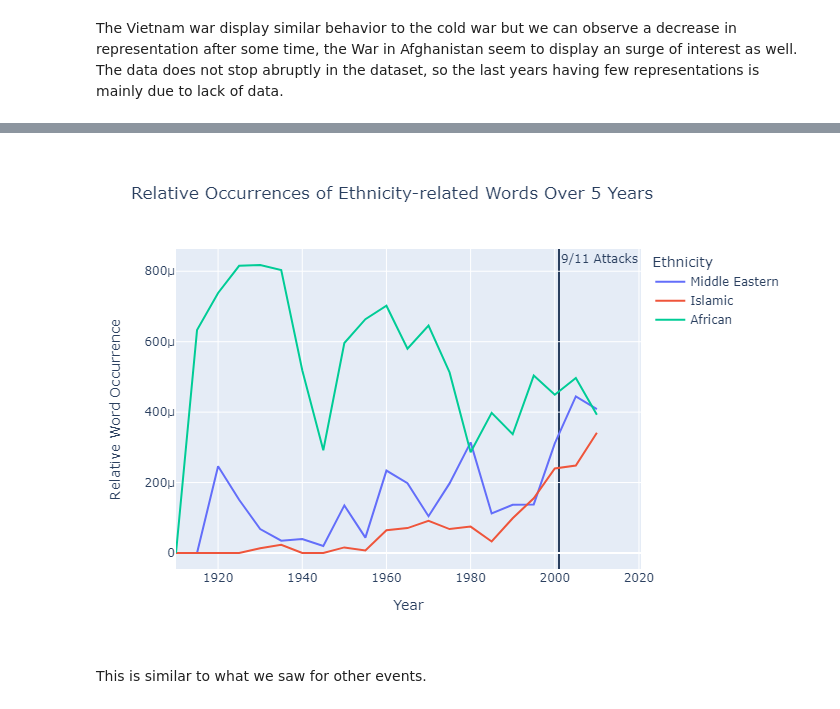
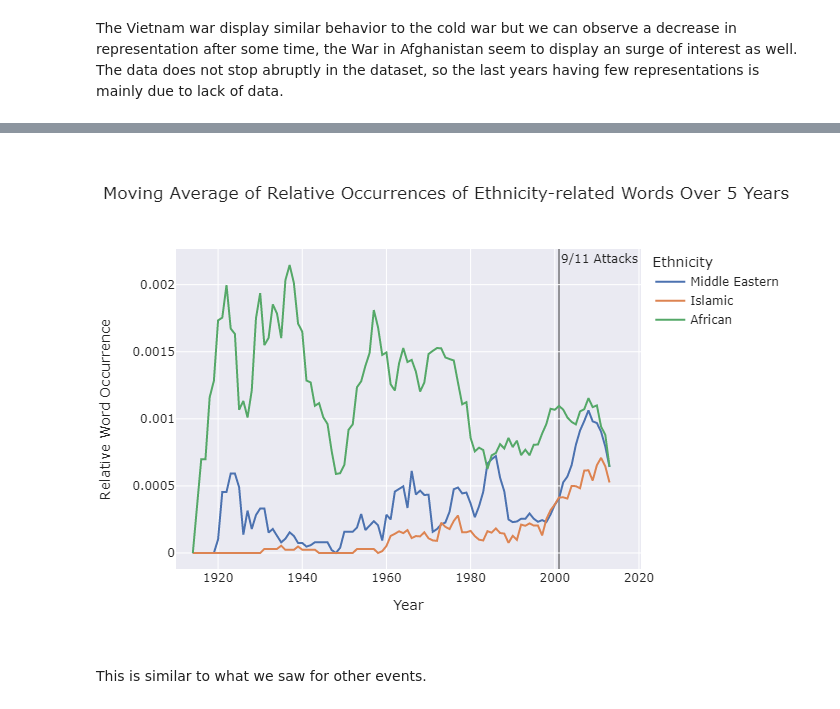
Before and after one commit to epfl-ada/ada-2023-project-padawans, a Jupyter notebook: Q3.ipynb, the cells around one changed output, grey strips where cells are left out. Saved outputs shown, nothing was run; the diff lists cells and outputs as text; code cells hidden in the pictures.

Commit message:
new plotting functions

```diff
--- a/Q3.ipynb
+++ b/Q3.ipynb
@@ -14,7 +15,7 @@ df = pd.read_csv('data\merged_file.csv',low_memory=False)
 df= df.dropna(subset='PlotSummaries')
 
 df_sum = df[['release_date','PlotSummaries']]
-df_sum = df_sum[df_sum['release_date'] >= 1910]
+df_sum = df_sum[(df_sum['release_date'] >= 1910) & (df_sum['release_date'] <= 2013) ]
 display(df_sum.dropna(subset='release_date'))
 # %% [output]
 |  | release_date | PlotSummaries |
@@ -39,7 +40,7 @@ stop_words = nlp.Defaults.stop_words
 
 # Function to check if token should be included
 def is_token_allowed(token):
-    return not token.is_punct and token.pos_ in ["ADJ", "PROPN", "NOUN"] and token.text.lower() not in stop_words
+    return not token.is_punct and token.pos_ in ["ADJ", "PROPN"] and token.text.lower() not in stop_words
 
 # Function to preprocess token
 def preprocess_token(token):
@@ -196,5 +401,5 @@ def plot_occurrences(df, eth, ethnicities, period=5,highlight_periods=None):
 # %%
-def plot_relative_occurrences(df, eth, ethnicities, period=5, highlight_periods=None):
+def get_relative_occurrences(df, eth, ethnicities, average=5):
     data = df.copy()
 
     for et in ethnicities:
@@ -208,6 +413,7 @@ def plot_relative_occurrences(df, eth, ethnicities, period=5, highlight_periods=
         data[et] = data['tokens'].apply(lambda x: count_words(x))
 
     # Group by release year and sum the counts
+    period=1
     data['release_period'] = data['release_date'] // period * period
     counts_by_period = data.groupby('release_period')[ethnicities].sum().reset_index()
 
@@ -217,25 +423,9 @@ def plot_relative_occurrences(df, eth, ethnicities, period=5, highlight_periods=
 
     for et in ethnicities:
         counts_by_period[et] = counts_by_period[et] / counts_by_period['tokens']
+        counts_by_period[et] = counts_by_period[et].rolling(window=average).mean()
+        counts_by_period[et] = counts_by_period[et].fillna(0, inplace=True)
 
     # Convert the DataFrame to long format for Plotly
     counts_by_period_long = pd.melt(counts_by_period, id_vars='release_period', value_vars=ethnicities)
-
-    # Create a stacked area plot using Plotly Express
-    fig = px.line(counts_by_period_long, x='release_period', y='value', color='variable',
-                 title='Relative Occurrences of Ethnicity-related Words Over {} Years'.format(period),
-                 labels={'value': 'Relative Word Occurrence','release_period':'Year' ,'variable': 'Ethnicity'},
-                 category_orders={'variable': ethnicities})
-
-    if highlight_periods:
-        for period_range in highlight_periods:
-            fig.add_vrect(
-                x0=period_range[0],
-                x1=period_range[1],
-                annotation_text=period_range[2],
-                annotation_position="top left",
-                fillcolor='rgba(255, 0, 0, 0.05)',
-                layer='below',
-                line=None)
-
-    return fig
+    return counts_by_period_long
@@ -469,8 +519,8 @@ group
 # %%
 ethnicities=["Middle Eastern",'Islamic','African']
-plot_relative_occurrences(df_sum, ethmerged, ethnicities, 5, [('2001', '2001', '9/11 Attacks')]).show(renderer="png")
+plot_relative_occurrences(df_sum, ethmerged, ethnicities, [('2001', '2001', '9/11 Attacks')]).show(renderer="png")
 # %% [output]
-[figure, old version]
+[figure, new version]
 # %% [markdown]
 This is similar to what we saw for other events.
 # %% [markdown]
```
Also changed, not shown: parts of 35 cells of this notebook, 2 other files.
